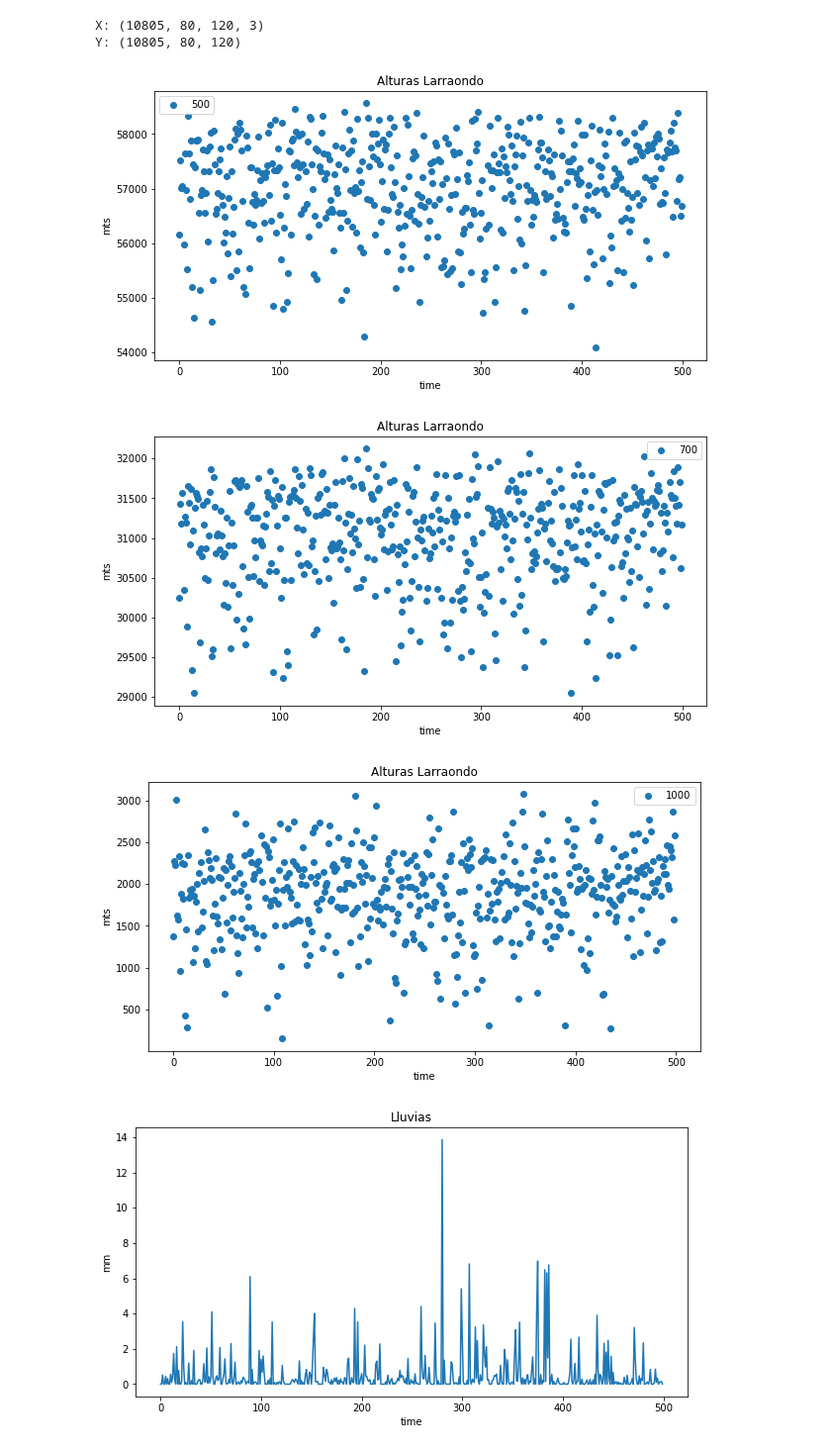
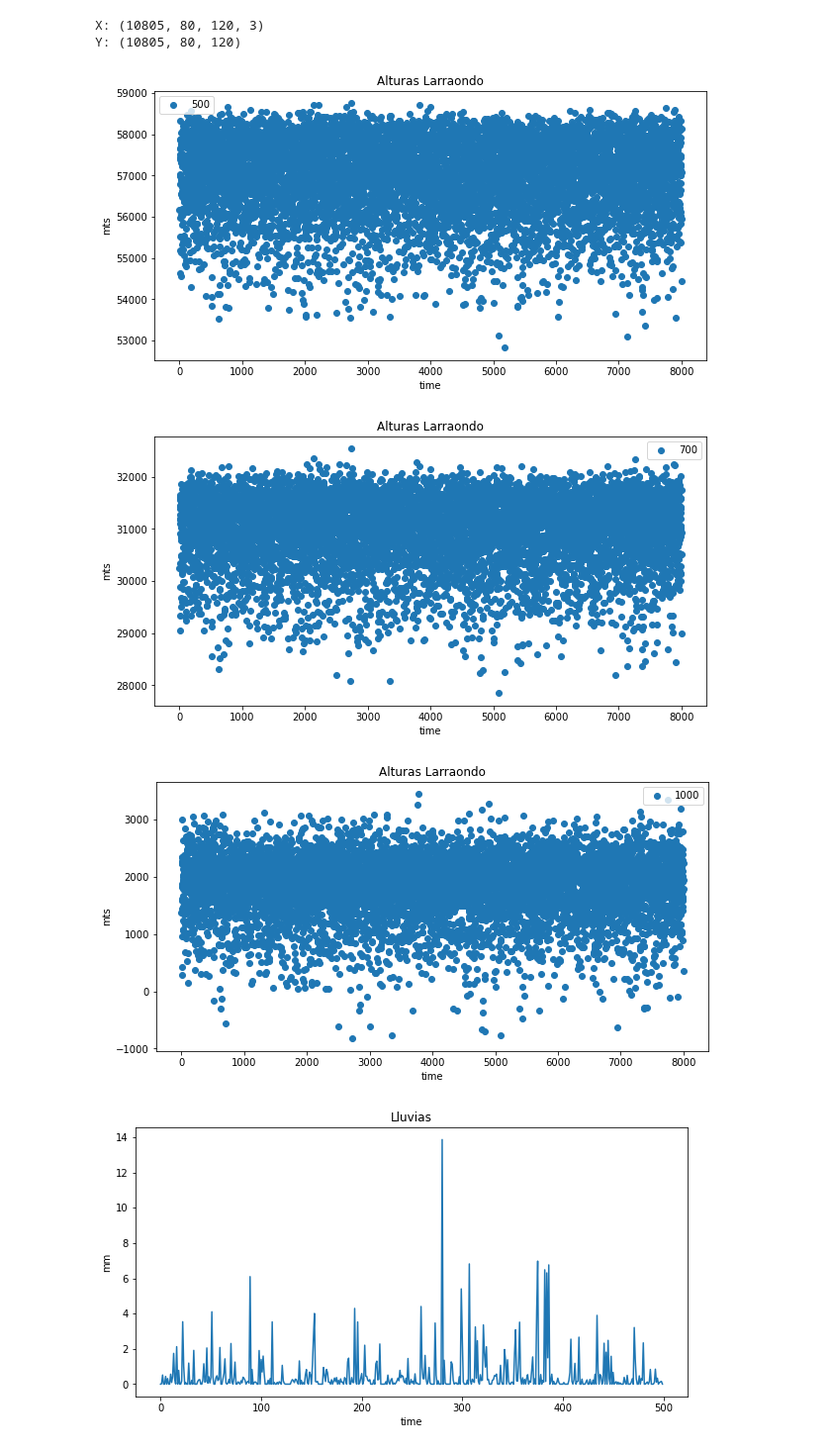
Before and after one commit to JFC95/ProyectoIntegrador_Weather, a Jupyter notebook: Notebooks/check_Dataset.ipynb, the cells around one changed output. Shown at 99% size. Drawn from its saved outputs; the diff is of its cells as text; code cells hidden in the pictures.

```diff
--- a/Notebooks/check_Dataset.ipynb
+++ b/Notebooks/check_Dataset.ipynb
@@ -216,32 +252,32 @@ X: (10805, 80, 120, 3)
 Y: (10805, 80, 120)
 # %%
 plt.figure(figsize=(10,5))
-plt.plot(X_l[1500:2000,55,20, 2], 'o')
+plt.plot(X_l[1500:9500,55,20, 2], 'o')
 plt.title('Alturas Larraondo')
 plt.ylabel('mts')
 plt.xlabel('time')
 plt.legend(['500'], loc='upper left')
 plt.show()
 
 plt.figure(figsize=(10,5))
-plt.plot(X_l[1500:2000,55,20, 1], 'o')
+plt.plot(X_l[1500:9500,55,20, 1], 'o')
 plt.title('Alturas Larraondo')
 plt.ylabel('mts')
 plt.xlabel('time')
 plt.legend(['700'], loc='upper right')
 plt.show()
 
 plt.figure(figsize=(10,5))
-plt.plot(X_l[1500:2000,55,20, 0], 'o')
+plt.plot(X_l[1500:9500,55,20, 0], 'o')
 plt.title('Alturas Larraondo')
 plt.ylabel('mts')
 plt.xlabel('time')
 plt.legend(['1000'], loc='upper right')
 plt.show()
 # %% [output]
-[figure, old version]
+[figure, new version]
-[figure, old version]
+[figure, new version]
-[figure, old version]
+[figure, new version]
 # %%
 plt.figure(figsize=(10,5))
 plt.plot(Y_l[1500:2000,55,20]*1000)
```
Also changed, not shown: parts of 25 cells of this notebook.
